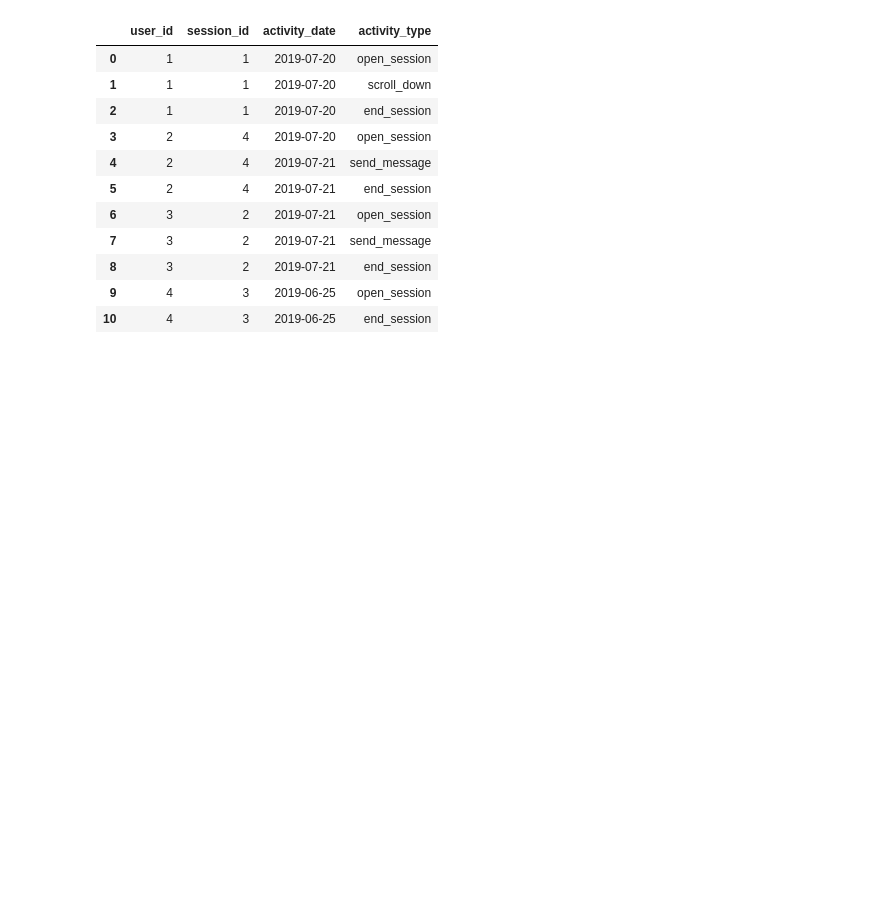
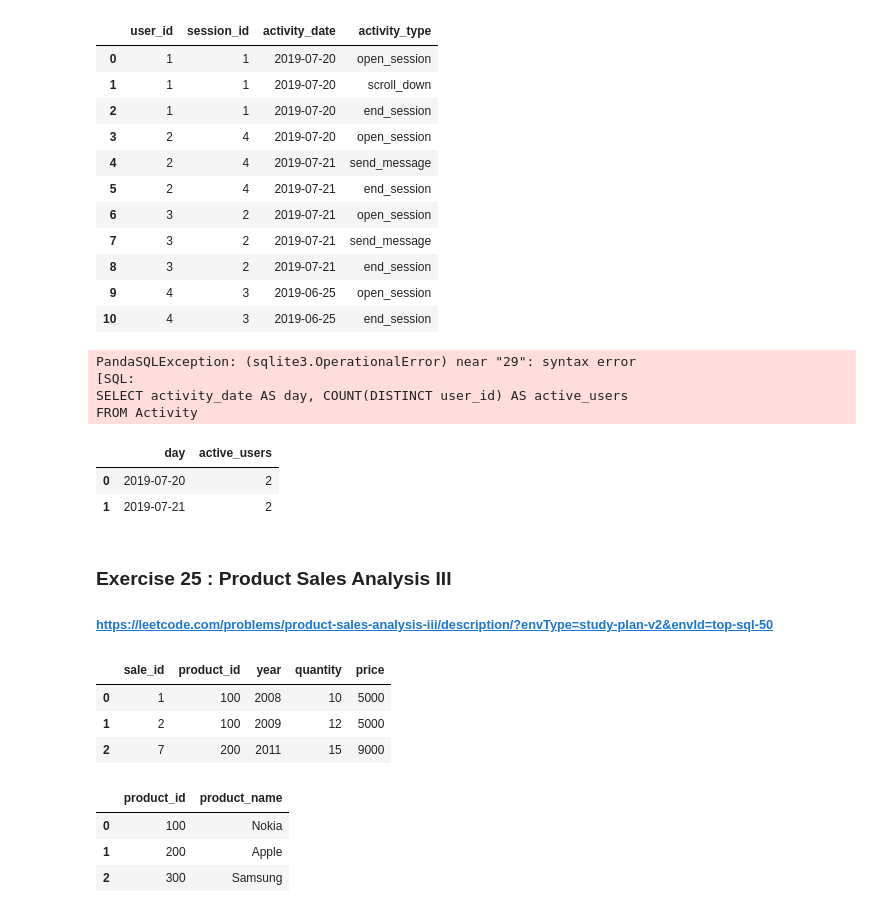
Before and after one commit to t7bo/SQL, a Jupyter notebook: SQL_exercices.ipynb, the cells around one changed output. Drawn from its saved outputs; the diff is of its cells as text; code cells hidden in the pictures; blank space fills up the shorter version.

```diff
--- a/SQL_exercices.ipynb
+++ b/SQL_exercices.ipynb
@@ -1116,3 +1116,61 @@ Activity
 | 8 | 3 | 2 | 2019-07-21 | end_session |
 | 9 | 4 | 3 | 2019-06-25 | open_session |
 | 10 | 4 | 3 | 2019-06-25 | end_session |
+# %%
+# Fonctionne en MySQL
+query = """
+SELECT activity_date AS day, COUNT(DISTINCT user_id) AS active_users
+FROM Activity
+WHERE activity_date >= DATE_SUB("2019-07-27", INTERVAL 29 DAY) AND activity_date <= "2019-07-27"
+GROUP BY activity_date
+"""
+psql.sqldf(query, locals())
+# %% [output]
+PandaSQLException: (sqlite3.OperationalError) near "29": syntax error
+[SQL:
+SELECT activity_date AS day, COUNT(DISTINCT user_id) AS active_users
+FROM Activity
+# %%
+query = """
+SELECT activity_date AS day, COUNT(DISTINCT user_id) AS active_users
+FROM Activity
+WHERE activity_date >= DATE('2019-07-27', '-29 day')
+  AND activity_date <= '2019-07-27'
+GROUP BY activity_date;
+"""
+psql.sqldf(query, locals())
+# %% [output]
+|  | day | active_users |
+| 0 | 2019-07-20 | 2 |
+| 1 | 2019-07-21 | 2 |
+# %% [markdown]
+### Exercise 25 : Product Sales Analysis III
+###### https://leetcode.com/problems/product-sales-analysis-iii/description/?envType=study-plan-v2&envId=top-sql-50
+# %%
+sales_data = [
+    {"sale_id": 1, "product_id": 100, "year": 2008, "quantity": 10, "price": 5000},
+    {"sale_id": 2, "product_id": 100, "year": 2009, "quantity": 12, "price": 5000},
+    {"sale_id": 7, "product_id": 200, "year": 2011, "quantity": 15, "price": 9000},
+]
+
+Sales = pd.DataFrame(sales_data)
+Sales
+# %% [output]
+|  | sale_id | product_id | year | quantity | price |
+| 0 | 1 | 100 | 2008 | 10 | 5000 |
+| 1 | 2 | 100 | 2009 | 12 | 5000 |
+| 2 | 7 | 200 | 2011 | 15 | 9000 |
+# %%
+product_data = [
+    {"product_id": 100, "product_name": "Nokia"},
+    {"product_id": 200, "product_name": "Apple"},
+    {"product_id": 300, "product_name": "Samsung"},
+]
+
+Product = pd.DataFrame(product_data)
+Product
+# %% [output]
+|  | product_id | product_name |
+| 0 | 100 | Nokia |
+| 1 | 200 | Apple |
+| 2 | 300 | Samsung |
```
Also changed, not shown: parts of 9 cells of this notebook.
